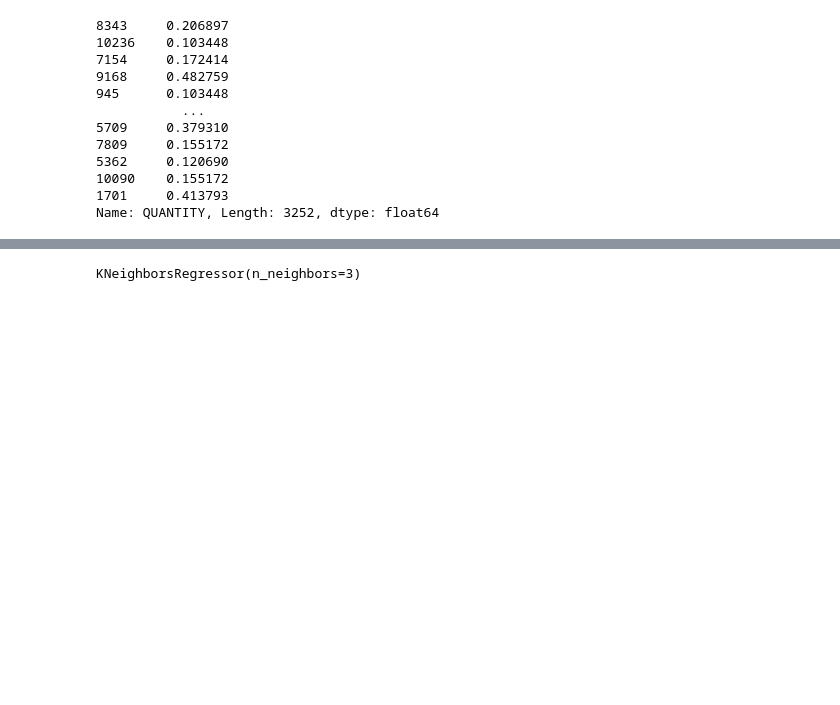
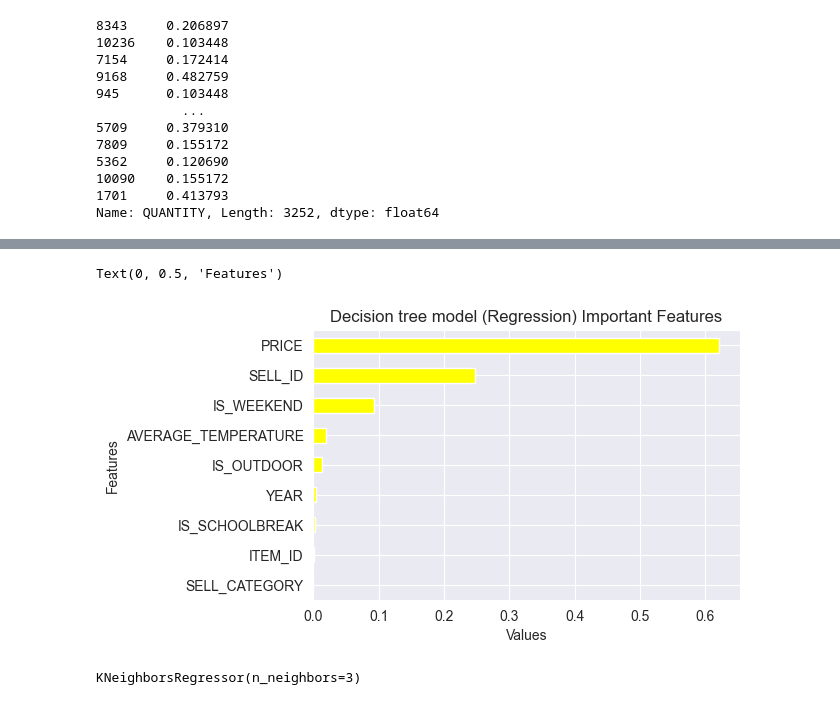
Before and after one commit to ewfruitcake/burgerpricing, a Jupyter notebook: Price elasticity of a burger menu.ipynb, the cells around one changed output, grey strips where cells are left out. Drawn from its saved outputs; the diff is of its cells as text; code cells hidden in the pictures; blank space fills up the shorter version.

```diff
--- a/Price elasticity of a burger menu.ipynb
+++ b/Price elasticity of a burger menu.ipynb
@@ -716,3 +728,6 @@ print(y_test)
 10090    0.155172
 1701     0.413793
 Name: QUANTITY, Length: 3252, dtype: float64
+# %%
+#Let's map the features in the dataset to the dataset column names, then we will visualize the descision tree values by plotting
+columns = X_train.columns
@@ -718,0 +740,5 @@ Name: QUANTITY, Length: 3252, dtype: float64
+# %%
+important_features = regressor.feature_importances_
+# %%
+combine = pd.Series(important_features, columns) #attribute in pandas is case-sensitive
+combine
@@ -718,0 +759,9 @@ Name: QUANTITY, Length: 3252, dtype: float64
+# %%
+figure(figsize=(5.5,3.5))
+combine.sort_values().plot.barh(color='yellow')
+plt.title('Decision tree model (Regression) Important Features')
+plt.xlabel('Values')
+plt.ylabel('Features')
+# %% [output]
+Text(0, 0.5, 'Features')
+[figure, added]
```
Also changed, not shown: parts of 31 cells of this notebook.
